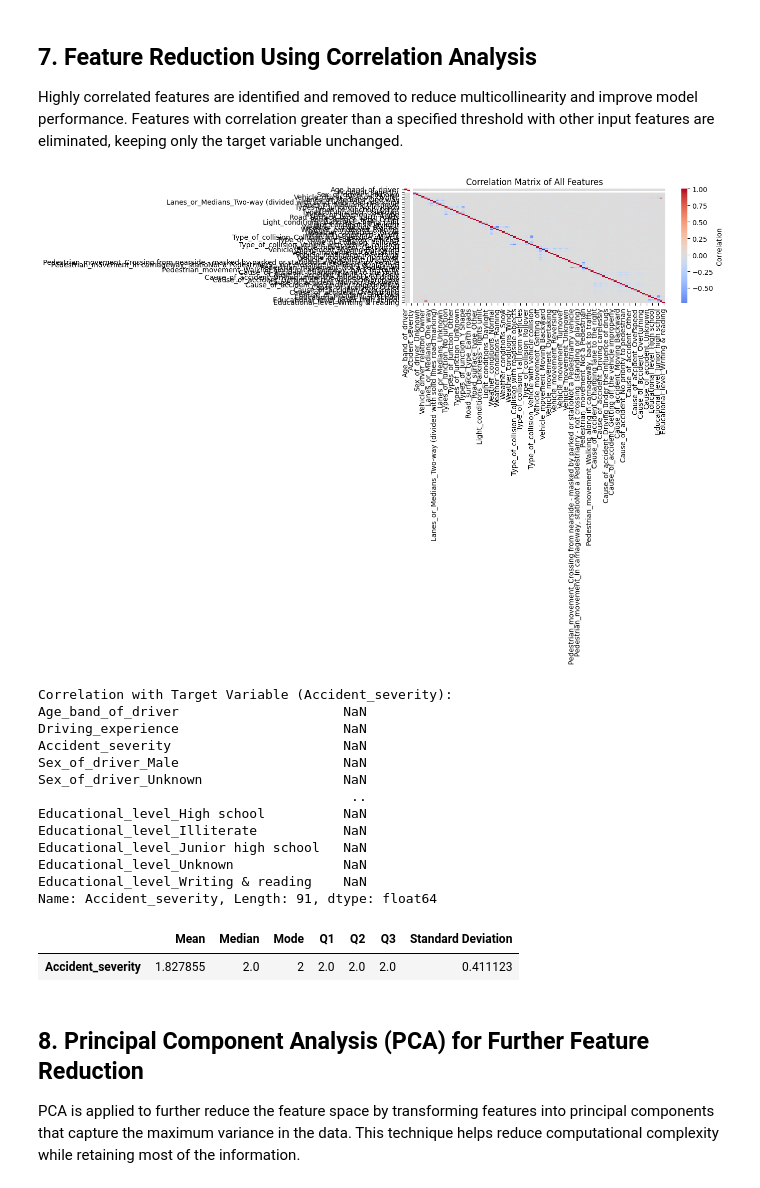
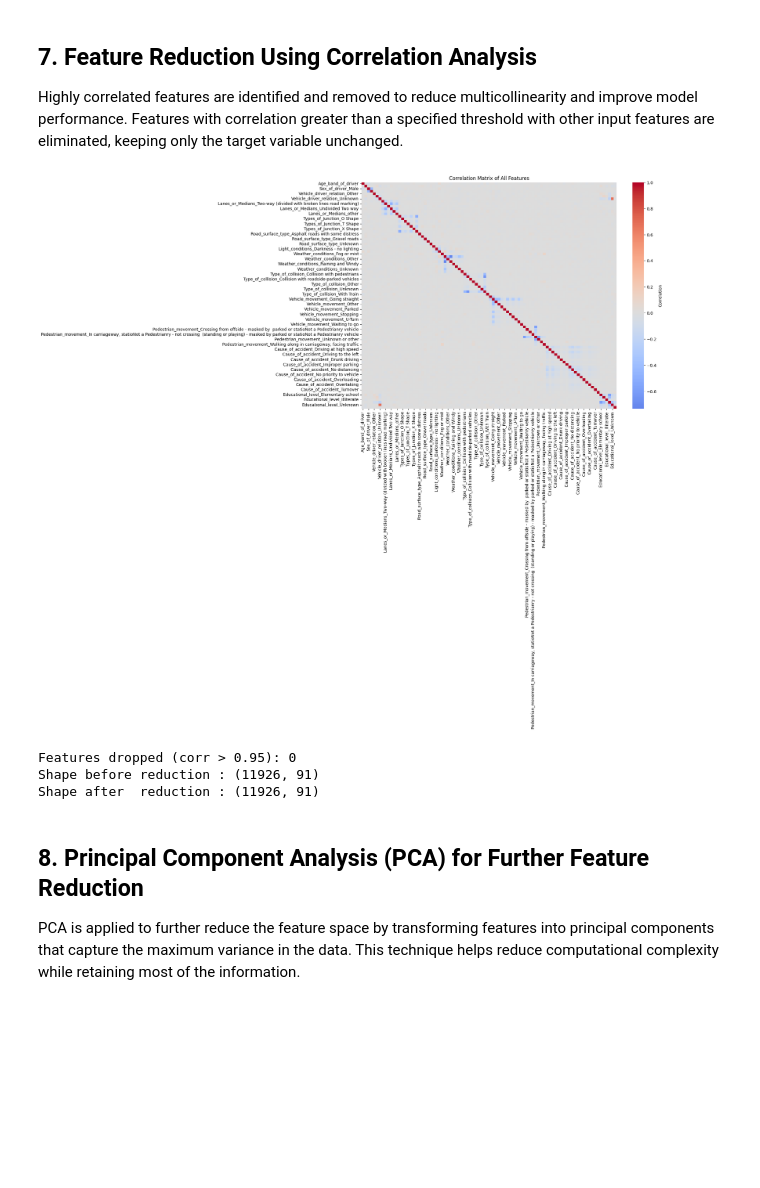
Before and after one commit to omkhatiwada/datascienceproject, a Jupyter notebook: project.ipynb, the cells around one changed output. Drawn from its saved outputs; the diff is of its cells as text; code cells hidden in the pictures; blank space fills up the shorter version.

```diff
--- a/project.ipynb
+++ b/project.ipynb
@@ -564,56 +577,37 @@ First few columns:
 
 Highly correlated features are identified and removed to reduce multicollinearity and improve model performance. Features with correlation greater than a specified threshold with other input features are eliminated, keeping only the target variable unchanged.
 # %%
-# Calculate correlation matrix
-correlation_matrix = df_encoded.corr()
 
-# Create visualization of correlation matrix
+import numpy as np
+
+target_column = 'Accident_severity'
+
+# numeric_only=True required in pandas >= 2.0
+correlation_matrix = df_encoded.drop(columns=[target_column]).corr(numeric_only=True)
+
 plt.figure(figsize=(14, 10))
-sns.heatmap(correlation_matrix, cmap='coolwarm', center=0, annot=False, cbar_kws={'label': 'Correlation'})
+sns.heatmap(correlation_matrix, cmap='coolwarm', center=0, annot=False,
+            cbar_kws={'label': 'Correlation'})
 plt.title('Correlation Matrix of All Features')
 plt.tight_layout()
 plt.show()
 
-# Find highly correlated features (excluding target)
-target = 'Accident_severity'
-if target in df_encoded.columns:
-    correlation_with_target = correlation_matrix[target].sort_values(ascending=False)
-    print("Correlation with Target Variable (Accident_severity):")
-    print(correlation_with_target)
+# Drop features with pairwise correlation > 0.95
+threshold = 0.95
+upper = correlation_matrix.where(
+    np.triu(np.ones(correlation_matrix.shape, dtype=bool), k=1)
+)
+to_drop = [col for col in upper.columns if any(upper[col] > threshold)]
+
+df_reduced = df_encoded.drop(columns=to_drop)
+print(f'Features dropped (corr > {threshold}): {len(to_drop)}')
+print(f'Shape before reduction : {df_encoded.shape}')
+print(f'Shape after  reduction : {df_reduced.shape}')
 # %% [output]
-[figure, old version]
+[figure, new version]
-Correlation with Target Variable (Accident_severity):
-Age_band_of_driver                     NaN
-Driving_experience                     NaN
-Accident_severity                      NaN
-Sex_of_driver_Male                     NaN
-Sex_of_driver_Unknown                  NaN
-                                        ..
-Educational_level_High school          NaN
-Educational_level_Illiterate           NaN
-Educational_level_Junior high school   NaN
-Educational_level_Unknown              NaN
-Educational_level_Writing & reading    NaN
-Name: Accident_severity, Length: 91, dtype: float64
+Features dropped (corr > 0.95): 0
+Shape before reduction : (11926, 91)
+Shape after  reduction : (11926, 91)
-# %%
-# Fix: Ensure only numeric columns are used for descriptive statistics
-# Filter quant_df to include only numeric columns
-quant_df_numeric = quant_df.select_dtypes(include=["number"])
-
-desc_stats = pd.DataFrame({
-    "Mean": quant_df_numeric.mean(),
-    "Median": quant_df_numeric.median(),
-    "Mode": quant_df_numeric.mode().iloc[0] if not quant_df_numeric.mode().empty else np.nan,
-    "Q1": quant_df_numeric.quantile(0.25),
-    "Q2": quant_df_numeric.quantile(0.50),
-    "Q3": quant_df_numeric.quantile(0.75),
-    "Standard Deviation": quant_df_numeric.std()
-})
-
-desc_stats
-# %% [output]
-|  | Mean | Median | Mode | Q1 | Q2 | Q3 | Standard Deviation |
-| Accident_severity | 1.827855 | 2.0 | 2 | 2.0 | 2.0 | 2.0 | 0.411123 |
 # %% [markdown]
 ## 8. Principal Component Analysis (PCA) for Further Feature Reduction
 
```
Also changed, not shown: parts of 18 cells of this notebook.
